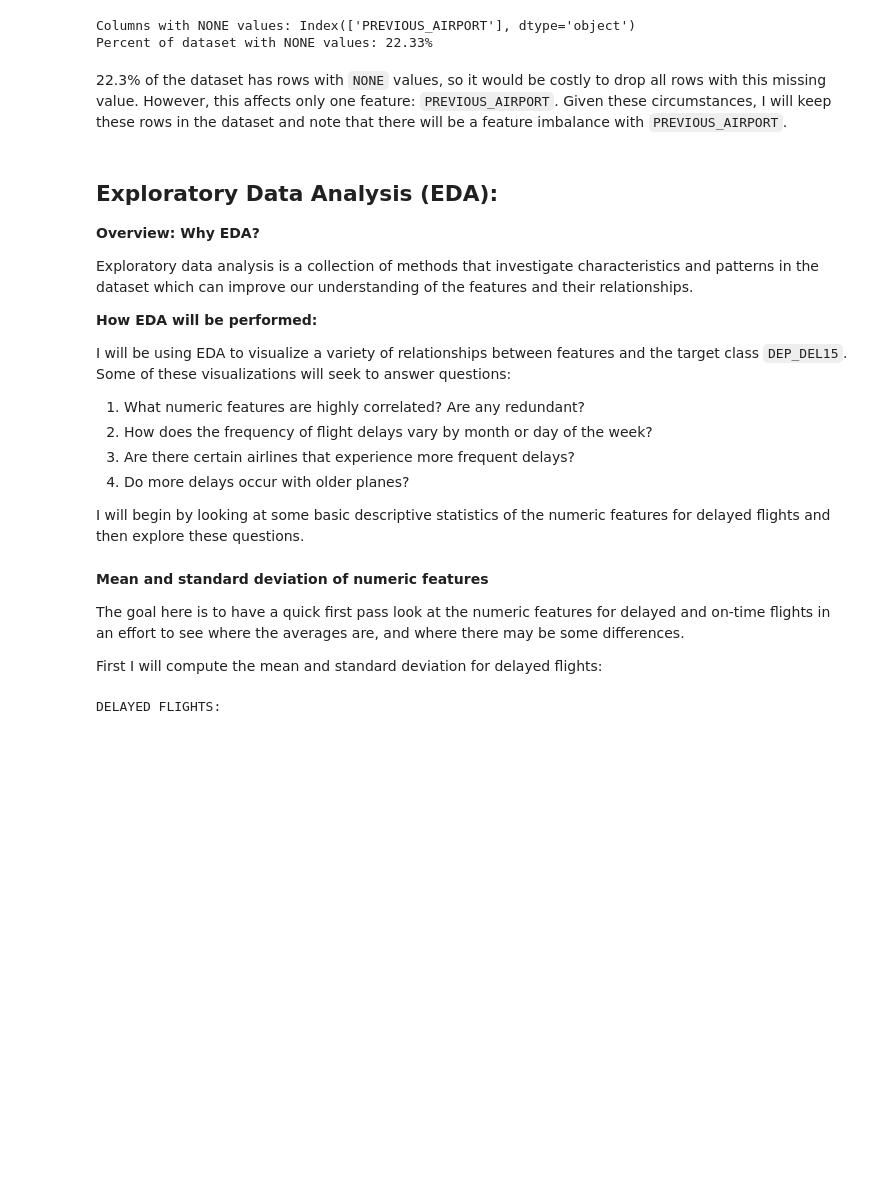
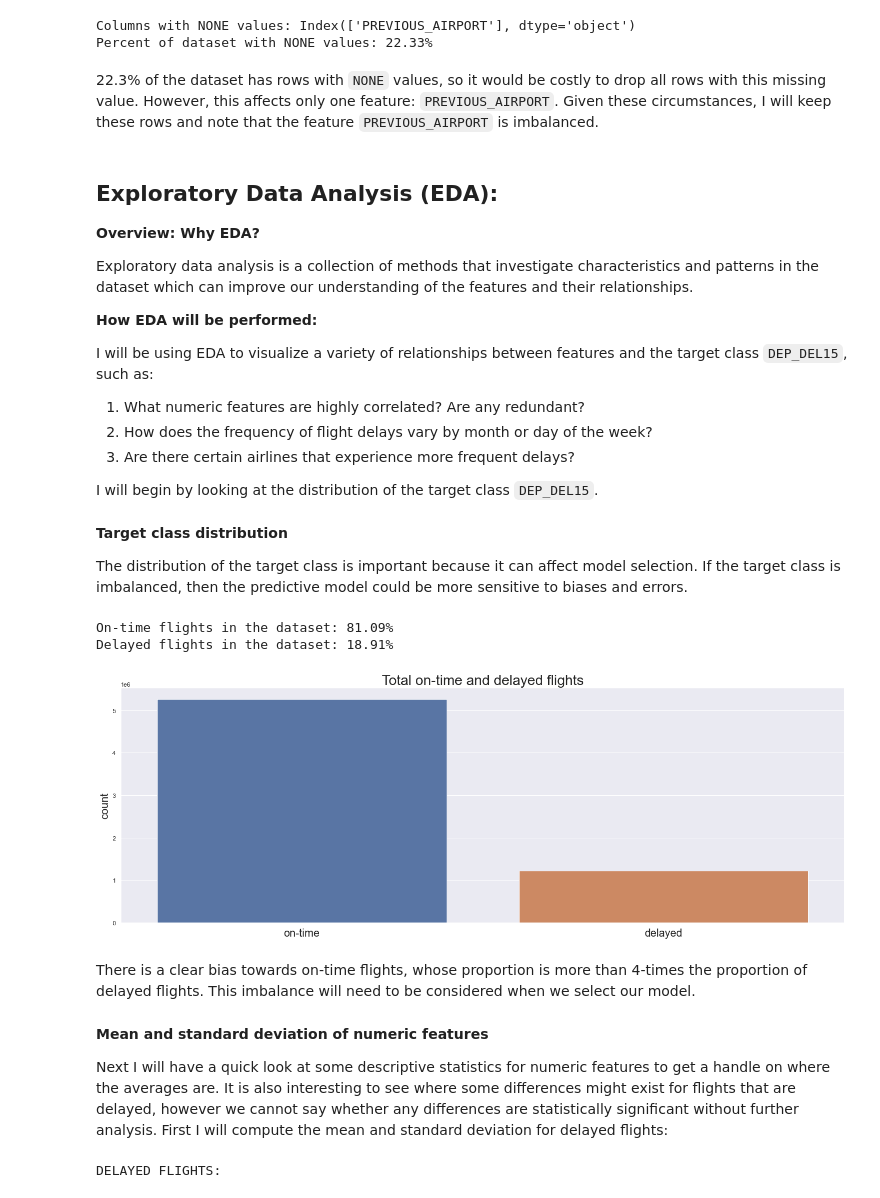
Before and after one commit to t-cochran/CSPB-3022-Data-Science-Project, a Jupyter notebook: project notebook/3022_classification_notebook.ipynb, the cells around one changed output. Saved outputs shown, nothing was run; the diff lists cells and outputs as text; code cells hidden in the pictures; blank space fills up the shorter version.

Commit message:
added model approach

```diff
--- a/project notebook/3022_classification_notebook.ipynb
+++ b/project notebook/3022_classification_notebook.ipynb
@@ -141,7 +135,7 @@ print(f"Percent of dataset with NONE values: {(len(none_vals) / len(df) * 100):.
 Columns with NONE values: Index(['PREVIOUS_AIRPORT'], dtype='object')
 Percent of dataset with NONE values: 22.33%
 # %% [markdown]
-22.3% of the dataset has rows with `NONE` values, so it would be costly to drop all rows with this missing value. However, this affects only one feature: `PREVIOUS_AIRPORT`. Given these circumstances, I will keep these rows in the dataset and note that there will be a feature imbalance with `PREVIOUS_AIRPORT`.
+22.3% of the dataset has rows with `NONE` values, so it would be costly to drop all rows with this missing value. However, this affects only one feature: `PREVIOUS_AIRPORT`. Given these circumstances, I will keep these rows and note that the feature `PREVIOUS_AIRPORT` is imbalanced.
 # %% [markdown]
 ## Exploratory Data Analysis (EDA):
 
@@ -152,20 +146,40 @@ Exploratory data analysis is a collection of methods that investigate characteri
 
 **How EDA will be performed:**
 
-I will be using EDA to visualize a variety of relationships between features and the target class `DEP_DEL15`. Some of these visualizations will seek to answer questions:
+I will be using EDA to visualize a variety of relationships between features and the target class `DEP_DEL15`, such as:
 
 1. What numeric features are highly correlated? Are any redundant?
 2. How does the frequency of flight delays vary by month or day of the week?
 3. Are there certain airlines that experience more frequent delays?
-4. Do more delays occur with older planes?
 
-I will begin by looking at some basic descriptive statistics of the numeric features for delayed flights and then explore these questions.
+I will begin by looking at the distribution of the target class `DEP_DEL15`.
+# %% [markdown]
+**Target class distribution**
+
+The distribution of the target class is important because it can affect model selection. If the target class is imbalanced, then the predictive model could be more sensitive to biases and errors.
+# %%
+# Create a countplot of our target class
+sns.set_theme(style="darkgrid")
+ax = sns.countplot(x="DEP_DEL15", data=df)
+ax.set_xticks([0, 1], ["on-time", "delayed"], size=20)
+ax.set_ylabel("count", fontsize = 20)
+ax.set_title("Total on-time and delayed flights", fontdict={'fontsize':26})
+ax.set_xlabel(None)
+
+# Print the proportion of each target
+class_targets = df.groupby(['DEP_DEL15']).size()
+print(f"On-time flights in the dataset: {class_targets[0]/len(df)*100:.2f}%")
+print(f"Delayed flights in the dataset: {class_targets[1]/len(df)*100:.2f}%")
+# %% [output]
+On-time flights in the dataset: 81.09%
+Delayed flights in the dataset: 18.91%
+[figure, added]
+# %% [markdown]
+There is a clear bias towards on-time flights, whose proportion is more than 4-times the proportion of delayed flights. This imbalance will need to be considered when we select our model.
 # %% [markdown]
 **Mean and standard deviation of numeric features**
 
-The goal here is to have a quick first pass look at the numeric features for delayed and on-time flights in an effort to see where the averages are, and where there may be some differences.
-
-First I will compute the mean and standard deviation for delayed flights:
+Next I will have a quick look at some descriptive statistics for numeric features to get a handle on where the averages are. It is also interesting to see where some differences might exist for flights that are delayed, however we cannot say whether any differences are statistically significant without further analysis. First I will compute the mean and standard deviation for delayed flights:
 # %%
 # Select numeric features, exluding month and day of week
 numeric = df[TARGET_CLASS + CONTINUOUS + DISCRETE]
```
Also changed, not shown: parts of 22 cells of this notebook.
